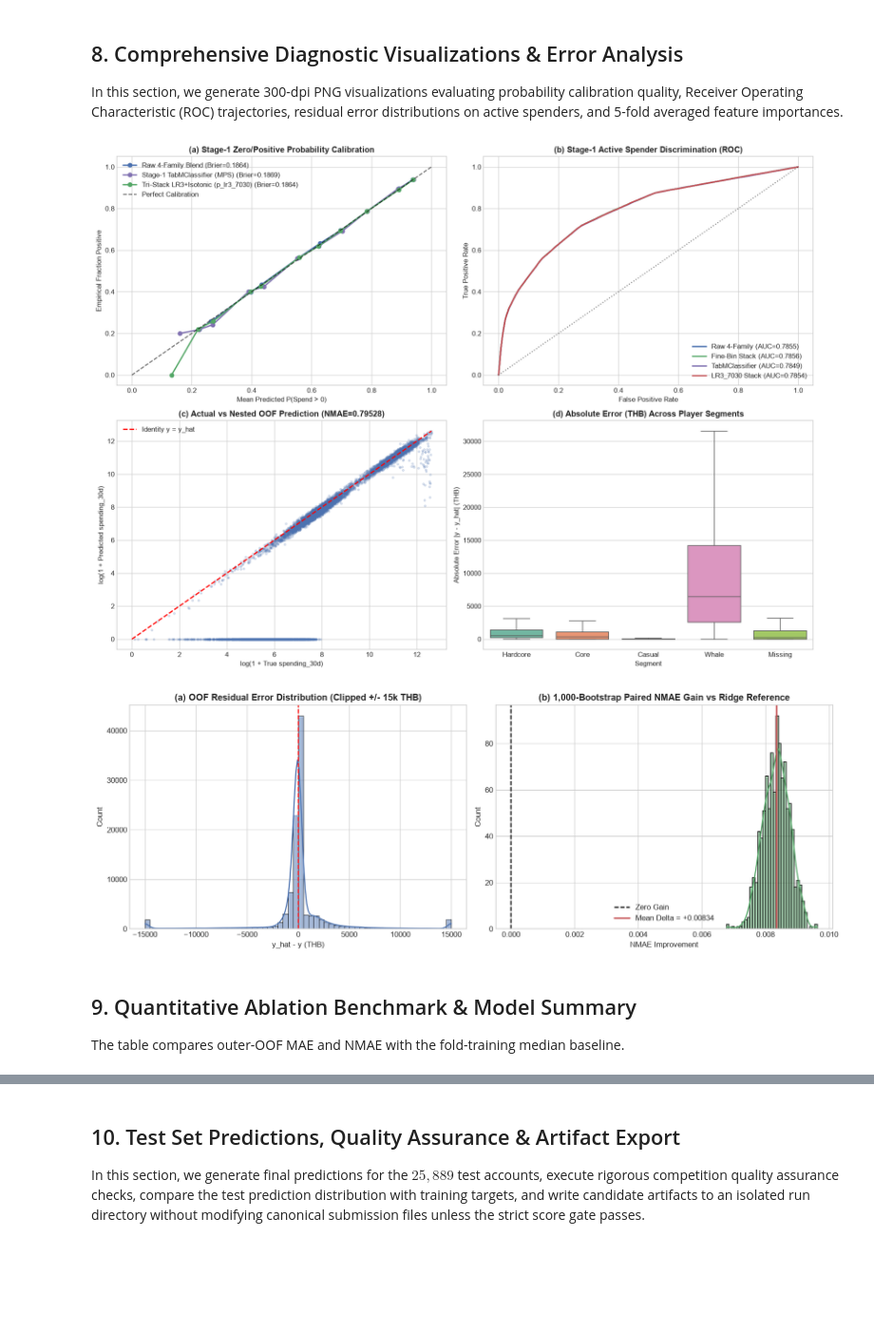
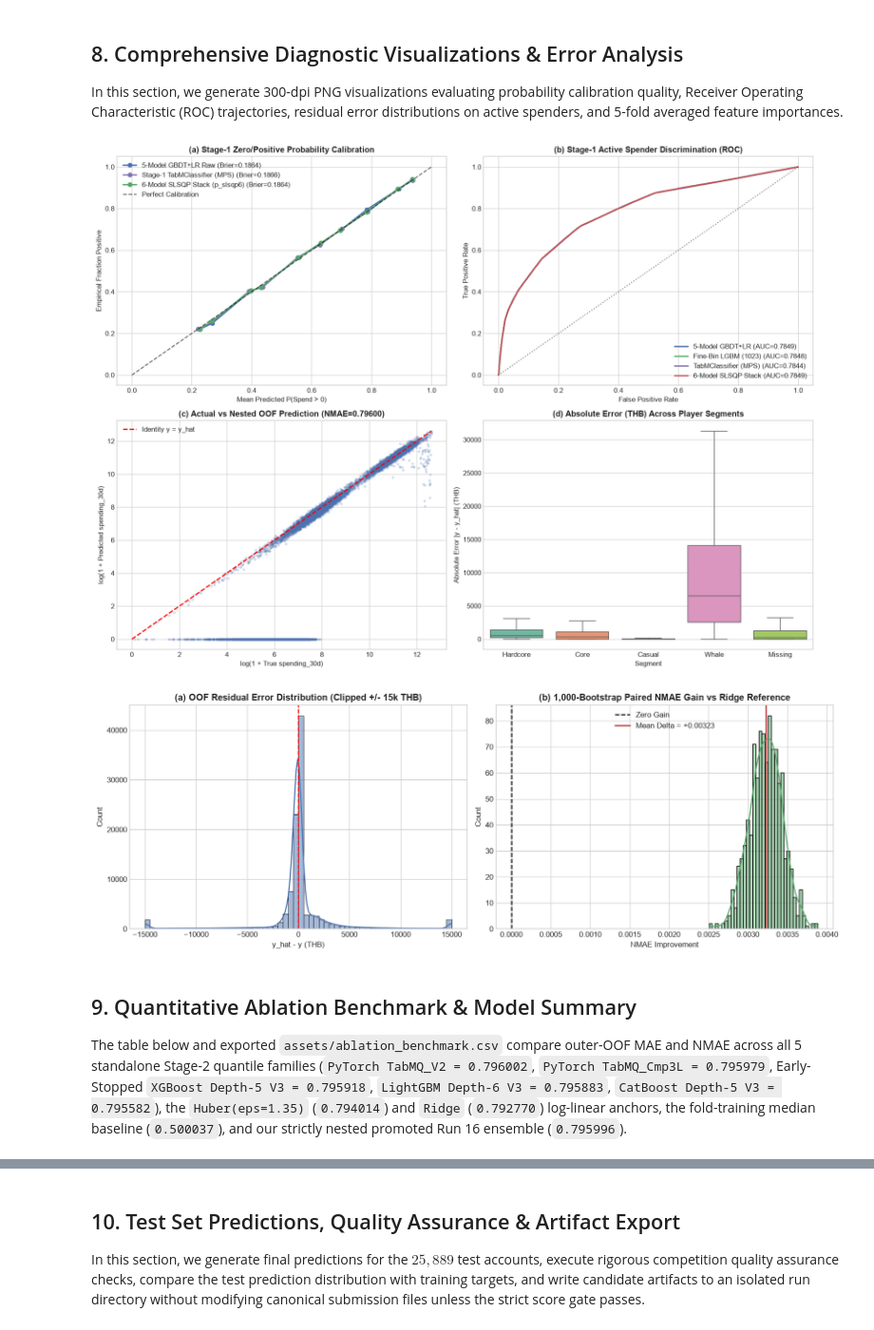
Before and after one commit to Palapluem/ml00x, a Jupyter notebook: task3/task3_monthly_spending.ipynb, the cells around one changed output, grey strips where cells are left out. Shown at 95% size. Drawn from its saved outputs; the diff is of its cells as text; code cells hidden in the pictures; blank space fills up the shorter version.

```diff
--- a/task3/task3_monthly_spending.ipynb
+++ b/task3/task3_monthly_spending.ipynb
@@ -1166,9 +1448,9 @@ from sklearn.metrics import roc_curve
 fig, axes = plt.subplots(2, 2, figsize=(15, 11))
 
 for label, probs, col in [
-    ("Raw 4-Family Blend", p_ens_raw_oof, "#4C72B0"),
+    ("5-Model GBDT+LR Raw", p_gbd_lr_oof, "#4C72B0"),
     ("Stage-1 TabMClassifier (MPS)", p_tabm_oof, "#8172B2"),
-    ("Tri-Stack LR3+Isotonic (p_lr3_7030)", p_lr3_7030_oof, "#55A868"),
+    ("6-Model SLSQP Stack (p_slsqp6)", p_slsqp6_oof, "#55A868"),
 ]:
     prob_true, prob_pred = calibration_curve(y_is_pos, probs, n_bins=12, strategy="uniform")
     axes[0, 0].plot(prob_pred, prob_true, marker="o", linewidth=2, color=col, label=f"{label} (Brier={brier_score_loss(y_is_pos, probs):.4f})")
@@ -1178,8 +1460,12 @@ axes[0, 0].set_xlabel("Mean Predicted P(Spend > 0)")
 axes[0, 0].set_ylabel("Empirical Fraction Positive")
 axes[0, 0].legend(loc="upper left")
 
-for lbl, pr, c in [("Raw 4-Family", p_ens_raw_oof, "#4C72B0"), ("Fine-Bin Stack", p_fine_oof, "#55A868"),
-                   ("TabMClassifier", p_tabm_oof, "#8172B2"), ("LR3_7030 Stack", p_lr3_7030_oof, "#C44E52")]:
+for lbl, pr, c in [
+    ("5-Model GBDT+LR", p_gbd_lr_oof, "#4C72B0"),
+    ("Fine-Bin LGBM (1023)", p_fb_oof, "#55A868"),
+    ("TabMClassifier (MPS)", p_tabm_oof, "#8172B2"),
+    ("6-Model SLSQP Stack", p_slsqp6_oof, "#C44E52"),
+]:
     fpr, tpr, _ = roc_curve(y_is_pos, pr)
     axes[0, 1].plot(fpr, tpr, label=f"{lbl} (AUC={roc_auc_score(y_is_pos, pr):.4f})", color=c, linewidth=2)
 axes[0, 1].plot([0, 1], [0, 1], "k:", alpha=0.5)
@@ -1201,39 +1487,39 @@ axes[1, 0].legend()
 abs_err = np.abs(y - nested_oof_pred)
 seg_vis = train_df["segment"].fillna(-1).astype(int)
 err_df = pd.DataFrame({"Segment": seg_vis.map({-1: "Missing", 0: "Casual", 1: "Core", 2: "Hardcore", 3: "Whale"}), "AbsErr": abs_err})
 sns.boxplot(data=err_df, x="Segment", y="AbsErr", showfliers=False, ax=axes[1, 1], palette="Set2")
 axes[1, 1].set_title("(d) Absolute Error (THB) Across Player Segments", fontweight="bold")
 axes[1, 1].set_ylabel("Absolute Error |y - y_hat| (THB)")
 
 plt.tight_layout()
 fig2_path = os.path.join(ASSETS_DIR, "figure2-hurdle-calibration-diagnostics.png")
 plt.savefig(fig2_path, dpi=300, bbox_inches="tight")
 plt.show()
 
 fig, axes = plt.subplots(1, 2, figsize=(14, 5))
 sns.histplot(np.clip(nested_oof_pred - y, -15000, 15000), bins=60, kde=True, color="#4C72B0", ax=axes[0])
 axes[0].axvline(0, color="red", linestyle="--")
 axes[0].set_title("(a) OOF Residual Error Distribution (Clipped +/- 15k THB)", fontweight="bold")
 axes[0].set_xlabel("y_hat - y (THB)")
 
 sns.histplot(paired_delta, bins=35, kde=True, color="#55A868", ax=axes[1])
 axes[1].axvline(0, color="black", linestyle="--", label="Zero Gain")
 axes[1].axvline(np.mean(paired_delta), color="#C44E52", linewidth=2, label=f"Mean Delta = {np.mean(paired_delta):+.5f}")
 axes[1].set_title("(b) 1,000-Bootstrap Paired NMAE Gain vs Ridge Reference", fontweight="bold")
 axes[1].set_xlabel("NMAE Improvement")
 axes[1].legend()
 
 plt.tight_layout()
 fig3_path = os.path.join(ASSETS_DIR, "figure3-residual-error-distribution.png")
 plt.savefig(fig3_path, dpi=300, bbox_inches="tight")
 plt.show()
 # %% [output]
-[figure, old version]
+[figure, new version]
-[figure, old version]
+[figure, new version]
 # %% [markdown]
 ## 9. Quantitative Ablation Benchmark & Model Summary
 
-The table compares outer-OOF MAE and NMAE with the fold-training median baseline.
+The table below and exported `assets/ablation_benchmark.csv` compare outer-OOF MAE and NMAE across all 5 standalone Stage-2 quantile families (`PyTorch TabMQ_V2 = 0.796002`, `PyTorch TabMQ_Cmp3L = 0.795979`, Early-Stopped `XGBoost Depth-5 V3 = 0.795918`, `LightGBM Depth-6 V3 = 0.795883`, `CatBoost Depth-5 V3 = 0.795582`), the `Huber(eps=1.35)` (`0.794014`) and `Ridge` (`0.792770`) log-linear anchors, the fold-training median baseline (`0.500037`), and our strictly nested promoted Run 16 ensemble (`0.795996`).
 # %%
 measured_ablation = [
     ("Fold-training median baseline", baseline_oof, "5-fold outer OOF"),
```
Also changed, not shown: parts of 13 cells of this notebook, 13 other files.
